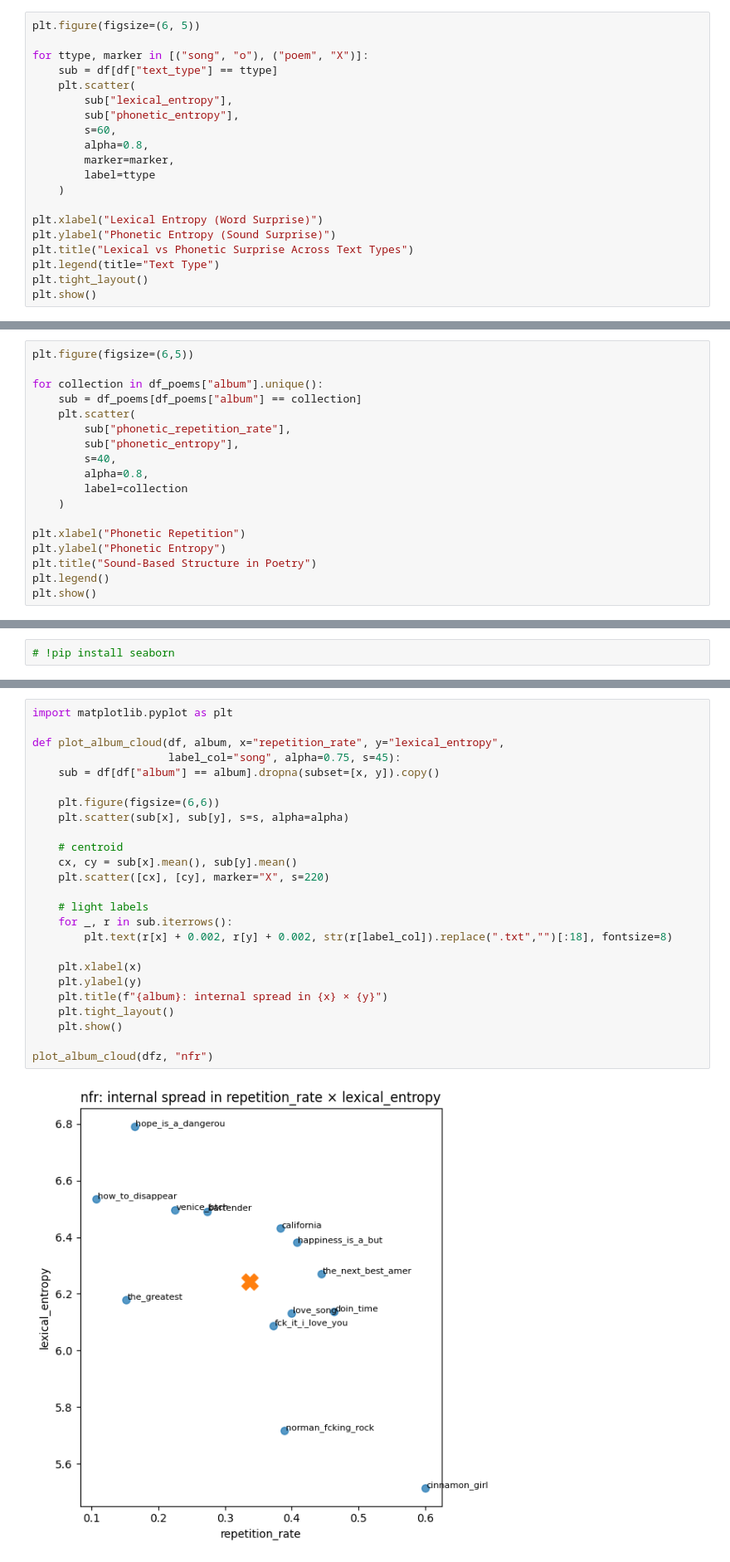
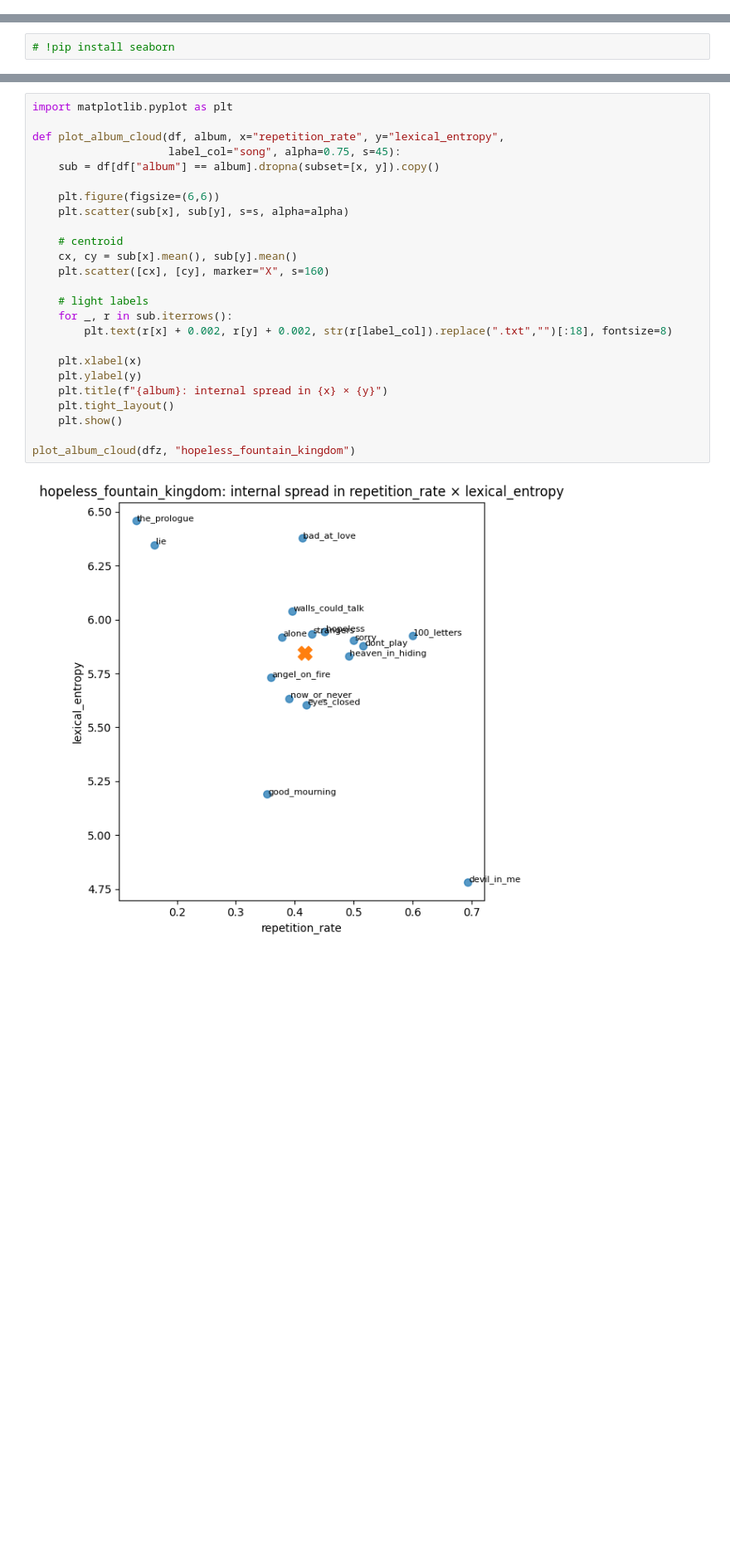
Before and after one commit to mahlidol/music_analysis, a Jupyter notebook: CMOR-438/notebooks/02_structure_surprise.ipynb, the cells around one changed output, grey strips where cells are left out. Shown at 83% size. Drawn from its saved outputs; the diff is of its cells as text; blank space fills up the shorter version.

```diff
--- a/CMOR-438/notebooks/02_structure_surprise.ipynb
+++ b/CMOR-438/notebooks/02_structure_surprise.ipynb
@@ -442,23 +431,3 @@ def phonetic_entropy(endings):
     total = sum(counts.values())
     probs = [c / total for c in counts.values()]
     return -sum(p * math.log2(p) for p in probs)
-# %%
-plt.figure(figsize=(6, 5))
-
-for ttype, marker in [("song", "o"), ("poem", "X")]:
-    sub = df[df["text_type"] == ttype]
-    plt.scatter(
-        sub["lexical_entropy"],
-        sub["phonetic_entropy"],
-        s=60,
-        alpha=0.8,
-        marker=marker,
-        label=ttype
-    )
-
-plt.xlabel("Lexical Entropy (Word Surprise)")
-plt.ylabel("Phonetic Entropy (Sound Surprise)")
-plt.title("Lexical vs Phonetic Surprise Across Text Types")
-plt.legend(title="Text Type")
-plt.tight_layout()
-plt.show()
@@ -513,18 +479,0 @@ plt.show()
-# %%
-plt.figure(figsize=(6,5))
-
-for collection in df_poems["album"].unique():
-    sub = df_poems[df_poems["album"] == collection]
-    plt.scatter(
-        sub["phonetic_repetition_rate"],
-        sub["phonetic_entropy"],
-        s=40,
-        alpha=0.8,
-        label=collection
-    )
-
-plt.xlabel("Phonetic Repetition")
-plt.ylabel("Phonetic Entropy")
-plt.title("Sound-Based Structure in Poetry")
-plt.legend()
-plt.show()
@@ -594,27 +541,27 @@ dfz = add_within_album_z(df_songs)
 # %%
 import matplotlib.pyplot as plt
 
 def plot_album_cloud(df, album, x="repetition_rate", y="lexical_entropy",
                      label_col="song", alpha=0.75, s=45):
     sub = df[df["album"] == album].dropna(subset=[x, y]).copy()
 
     plt.figure(figsize=(6,6))
     plt.scatter(sub[x], sub[y], s=s, alpha=alpha)
 
     # centroid
     cx, cy = sub[x].mean(), sub[y].mean()
-    plt.scatter([cx], [cy], marker="X", s=220)
+    plt.scatter([cx], [cy], marker="X", s=160)
 
     # light labels
     for _, r in sub.iterrows():
         plt.text(r[x] + 0.002, r[y] + 0.002, str(r[label_col]).replace(".txt","")[:18], fontsize=8)
 
     plt.xlabel(x)
     plt.ylabel(y)
     plt.title(f"{album}: internal spread in {x} × {y}")
     plt.tight_layout()
     plt.show()
 
-plot_album_cloud(dfz, "nfr")
+plot_album_cloud(dfz, "hopeless_fountain_kingdom")
 # %% [output]
-[figure, old version]
+[figure, new version]
```
Also changed, not shown: parts of 13 cells of this notebook.
